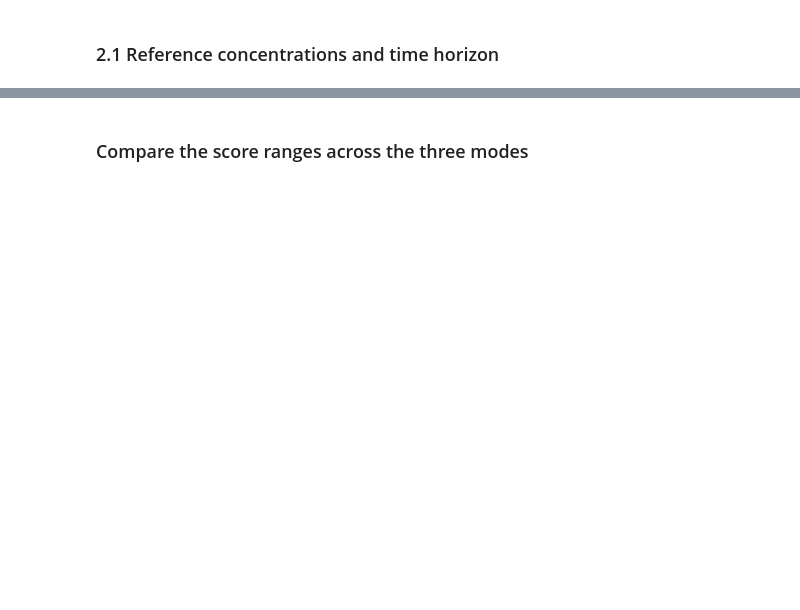
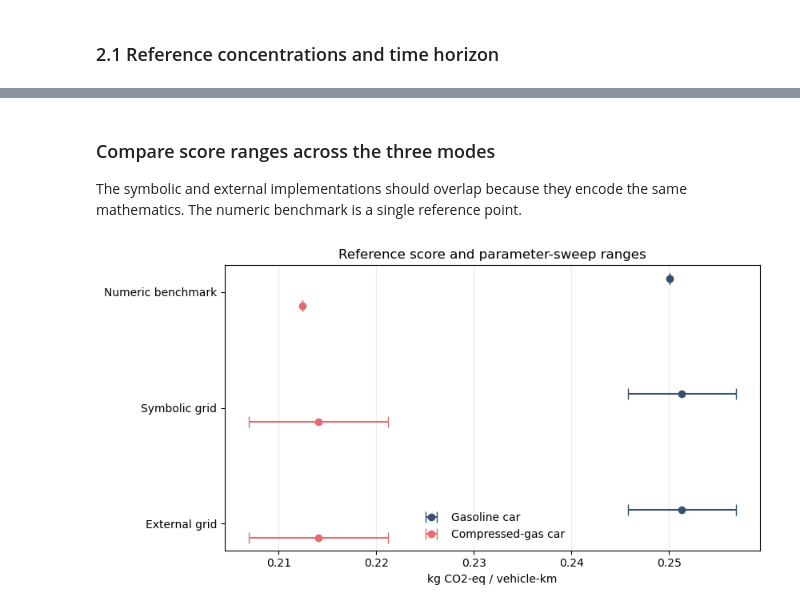
Before and after one commit to romainsacchi/aalborg-regionalized-lcia, a Jupyter notebook: tutorials/DAY 3/D3-02 Parameterised characterization factors with edges.ipynb, the cells around one changed output, grey strips where cells are left out. Saved outputs shown, nothing was run; the diff lists cells and outputs as text; code cells hidden in the pictures; blank space fills up the shorter version.

```diff
--- a/tutorials/DAY 3/D3-02 Parameterised characterization factors with edges.ipynb
+++ b/tutorials/DAY 3/D3-02 Parameterised characterization factors with edges.ipynb
@@ -570,18 +735,58 @@ plt.show()
 # %% [markdown]
-### Compare the score ranges across the three modes
+### Compare score ranges across the three modes
+
+The symbolic and external implementations should overlap because they encode the same mathematics. The numeric benchmark is a single reference point.
 # %%
 mode_rows = []
 for mode, results in [
-    ('Numeric benchmark', numeric_summary),
-    ('Symbolic grid', symbolic_results),
-    ('External grid', external_results),
+    ("Numeric benchmark", numeric_summary),
+    ("Symbolic grid", symbolic_results),
+    ("External grid", external_results),
 ]:
-    row = {'mode': mode}
-    for label in activities:
-        scores = results.loc[results['activity'] == label, 'score']
-        row[f'{label} min score'] = float(scores.min())
-        row[f'{label} max score'] = float(scores.max())
-    mode_rows.append(row)
+    for label in technology_order:
+        scores = results.loc[results["activity"] == label, "score"]
+        mode_rows.append(
+            {
+                "mode": mode,
+                "activity": label,
+                "minimum": float(scores.min()),
+                "maximum": float(scores.max()),
+            }
+        )
 
-pd.DataFrame(mode_rows)
+mode_summary = pd.DataFrame(mode_rows)
+
+figure, axis = plt.subplots(figsize=(8.5, 4.5))
+mode_order = ["Numeric benchmark", "Symbolic grid", "External grid"]
+base_positions = np.arange(len(mode_order))
+
+for offset, label in zip([-0.12, 0.12], technology_order):
+    subset = (
+        mode_summary.loc[mode_summary["activity"] == label]
+        .set_index("mode")
+        .reindex(mode_order)
+    )
+    midpoint = (subset["minimum"] + subset["maximum"]) / 2
+    half_range = (subset["maximum"] - subset["minimum"]) / 2
+    axis.errorbar(
+        midpoint,
+        base_positions + offset,
+        xerr=half_range,
+        fmt="o",
+        capsize=5,
+        color=technology_colors[label],
+        label=label,
+    )
+
+axis.set_yticks(base_positions)
+axis.set_yticklabels(mode_order)
+axis.invert_yaxis()
+axis.set_xlabel("kg CO2-eq / vehicle-km")
+axis.set_title("Reference score and parameter-sweep ranges")
+axis.legend(frameon=False)
+axis.grid(axis="x", alpha=0.25)
+plt.tight_layout()
+plt.show()
+# %% [output]
+[figure, added]
 # %% [markdown]
```
Also changed, not shown: parts of 56 cells of this notebook, 4 other files.
